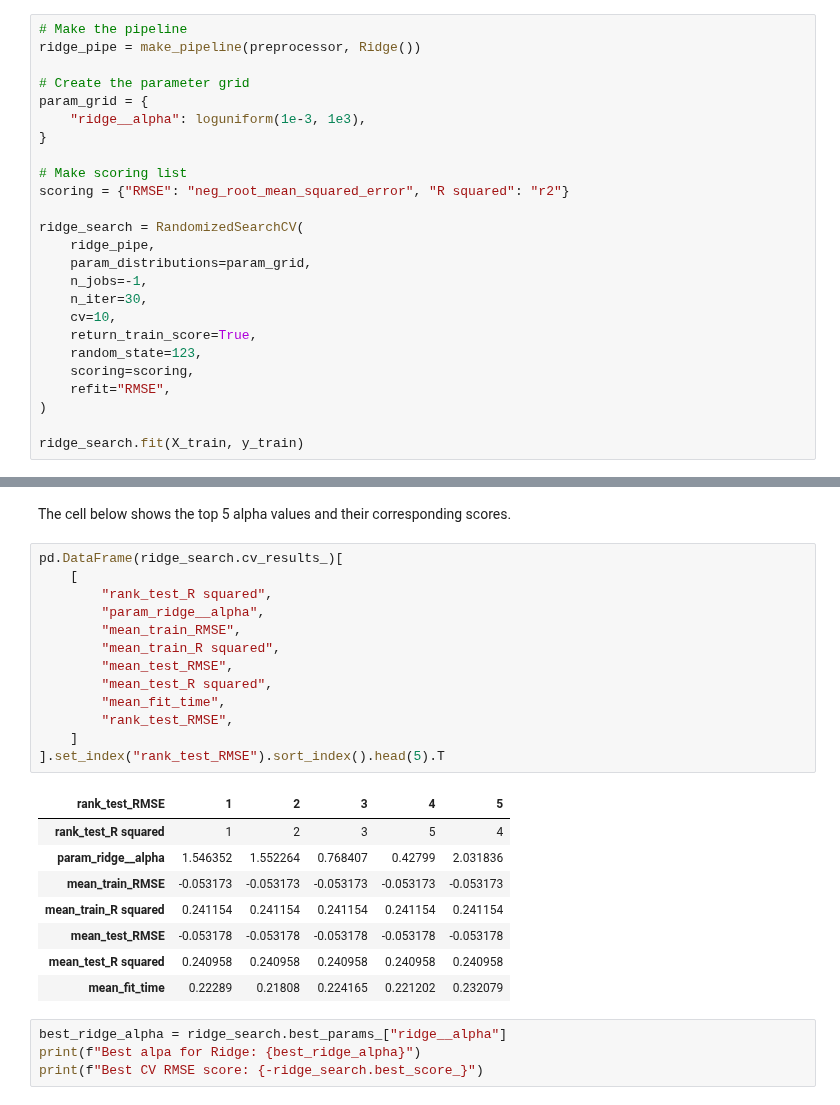
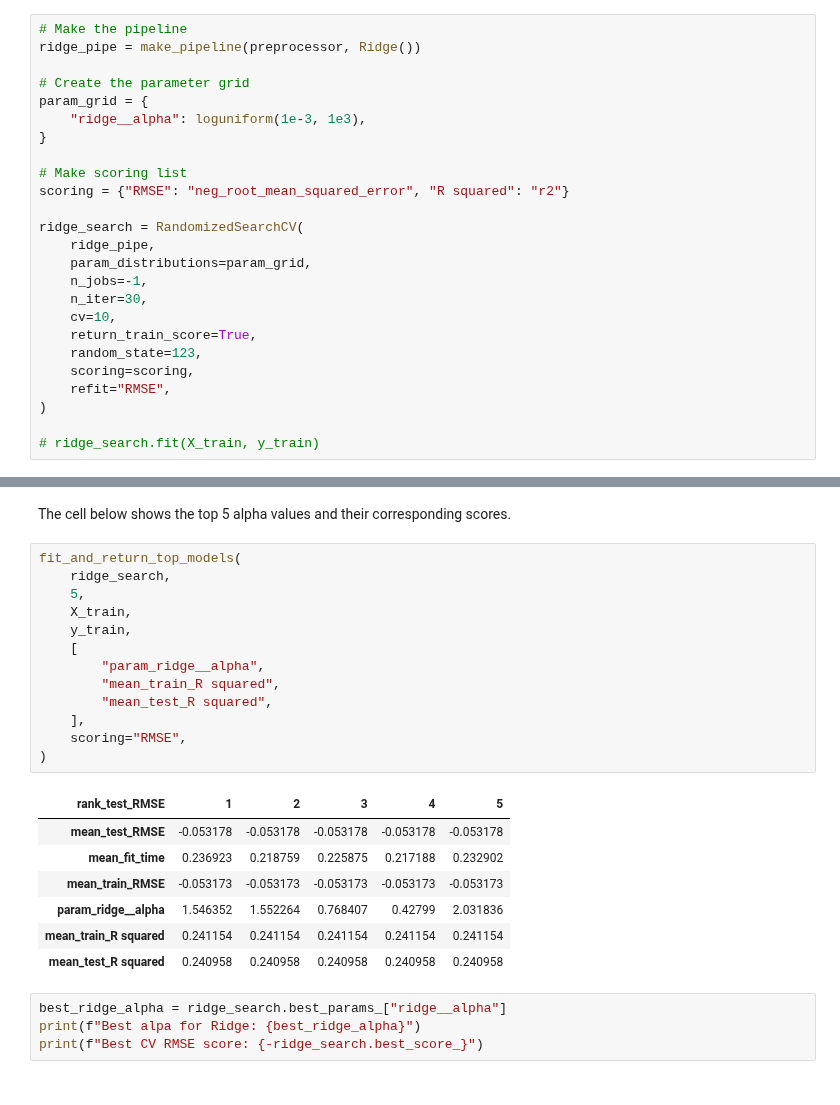
Before and after one commit to UBC-MDS/english-score-predictor, a Jupyter notebook: notebooks/english_language_learning_ability_prediction_analysis.ipynb, the cells around one changed output, grey strips where cells are left out. Saved outputs shown, nothing was run; the diff lists cells and outputs as text.

Commit message:
add search_top_model to analysis notebook

```diff
--- a/notebooks/english_language_learning_ability_prediction_analysis.ipynb
+++ b/notebooks/english_language_learning_ability_prediction_analysis.ipynb
@@ -596,4 +597,4 @@ ridge_search = RandomizedSearchCV(
     refit="RMSE",
 )
 
-ridge_search.fit(X_train, y_train)
+# ridge_search.fit(X_train, y_train)
@@ -618,27 +601,26 @@ RandomizedSearchCV(cv=10,
 # %% [markdown]
 The cell below shows the top 5 alpha values and their corresponding scores.
-# %%
-pd.DataFrame(ridge_search.cv_results_)[
-    [
-        "rank_test_R squared",
-        "param_ridge__alpha",
-        "mean_train_RMSE",
-        "mean_train_R squared",
-        "mean_test_RMSE",
-        "mean_test_R squared",
-        "mean_fit_time",
-        "rank_test_RMSE",
-    ]
-].set_index("rank_test_RMSE").sort_index().head(5).T
-# %% [output]
-| rank_test_RMSE | 1 | 2 | 3 | 4 | 5 |
-| rank_test_R squared | 1 | 2 | 3 | 5 | 4 |
-| param_ridge__alpha | 1.546352 | 1.552264 | 0.768407 | 0.42799 | 2.031836 |
-| mean_train_RMSE | -0.053173 | -0.053173 | -0.053173 | -0.053173 | -0.053173 |
-| mean_train_R squared | 0.241154 | 0.241154 | 0.241154 | 0.241154 | 0.241154 |
-| mean_test_RMSE | -0.053178 | -0.053178 | -0.053178 | -0.053178 | -0.053178 |
-| mean_test_R squared | 0.240958 | 0.240958 | 0.240958 | 0.240958 | 0.240958 |
-| mean_fit_time | 0.22289 | 0.21808 | 0.224165 | 0.221202 | 0.232079 |
+# %%
+fit_and_return_top_models(
+    ridge_search,
+    5,
+    X_train,
+    y_train,
+    [
+        "param_ridge__alpha",
+        "mean_train_R squared",
+        "mean_test_R squared",
+    ],
+    scoring="RMSE",
+)
+# %% [output]
+| rank_test_RMSE | 1 | 2 | 3 | 4 | 5 |
+| mean_test_RMSE | -0.053178 | -0.053178 | -0.053178 | -0.053178 | -0.053178 |
+| mean_fit_time | 0.236923 | 0.218759 | 0.225875 | 0.217188 | 0.232902 |
+| mean_train_RMSE | -0.053173 | -0.053173 | -0.053173 | -0.053173 | -0.053173 |
+| param_ridge__alpha | 1.546352 | 1.552264 | 0.768407 | 0.42799 | 2.031836 |
+| mean_train_R squared | 0.241154 | 0.241154 | 0.241154 | 0.241154 | 0.241154 |
+| mean_test_R squared | 0.240958 | 0.240958 | 0.240958 | 0.240958 | 0.240958 |
 # %%
 best_ridge_alpha = ridge_search.best_params_["ridge__alpha"]
 print(f"Best alpa for Ridge: {best_ridge_alpha}")
```
Also changed, not shown: parts of 14 cells of this notebook, 1 other file.
